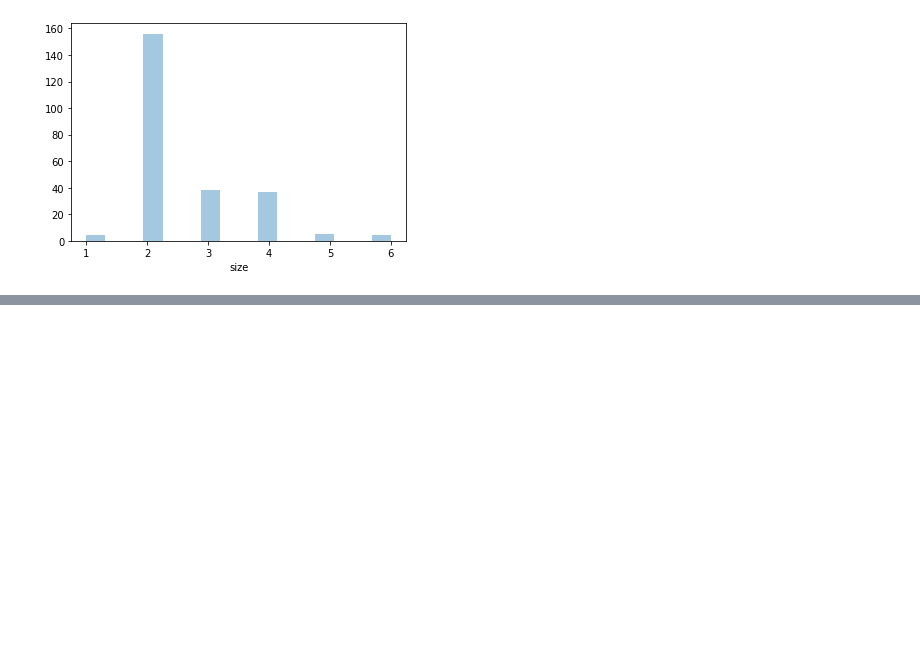
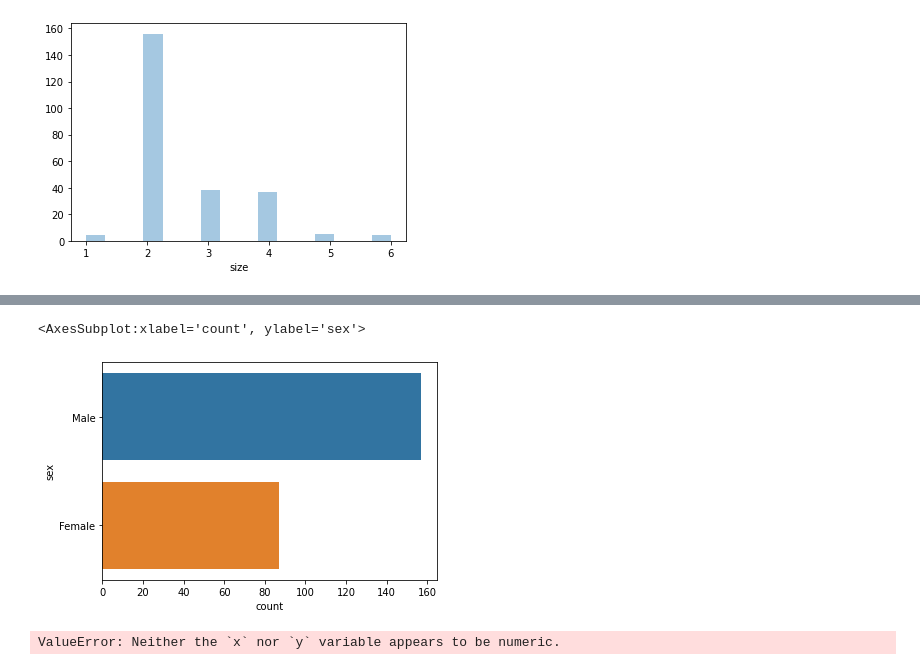
Before and after one commit to VishalSinghRana/ML, a Jupyter notebook: Seaborn.ipynb, the cells around one changed output, grey strips where cells are left out. Cells and saved outputs as stored; diff of their text form; code cells hidden in the pictures; blank space fills up the shorter version.

```diff
--- a/Seaborn.ipynb
+++ b/Seaborn.ipynb
@@ -123,0 +148,13 @@ sns.distplot(df["size"],kde=False)
+# %%
+sns.countplot(y="sex",data=df)
+# %% [output]
+<AxesSubplot:xlabel='count', ylabel='sex'>
+[figure, added]
+# %%
+# bar plot
+
+sns.barplot(x="sex",y="smoker",data=df)
+
+# in bar plot out of x and y one has to be numeric. both cannot be categorical.
+# %% [output]
+ValueError: Neither the `x` nor `y` variable appears to be numeric.
```
Also changed, not shown: parts of 17 cells of this notebook.
